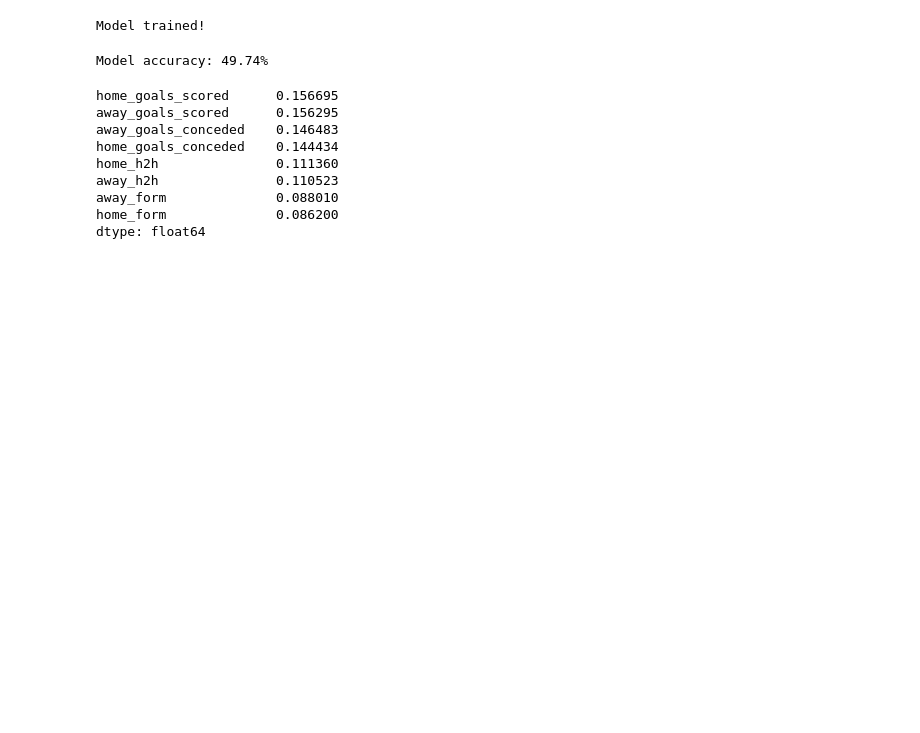
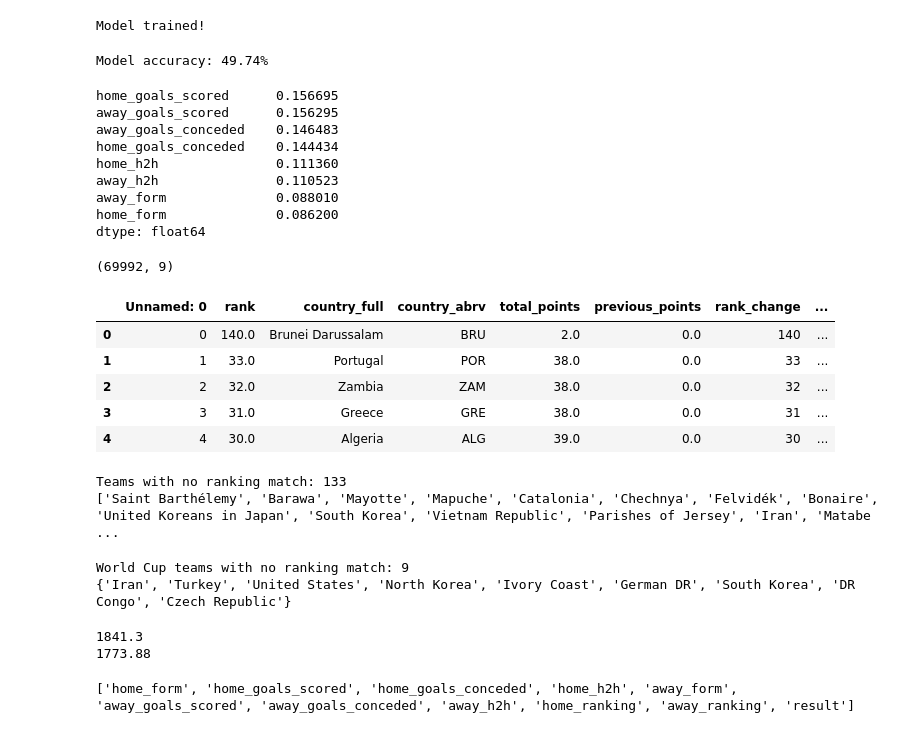
Before and after one commit to ahmedab899/worldcup-predictor, a Jupyter notebook: notebooks/Untitled.ipynb, the cells around one changed output. Saved outputs shown, nothing was run; the diff lists cells and outputs as text; code cells hidden in the pictures; blank space fills up the shorter version.

```diff
--- a/notebooks/Untitled.ipynb
+++ b/notebooks/Untitled.ipynb
@@ -334,3 +337,38 @@ away_h2h               0.110523
 away_form              0.088010
 home_form              0.086200
 dtype: float64
+# %%
+rankings = pd.read_csv('../data/fifa_rankings.csv')
+print(rankings.shape)
+rankings.head()
+# %% [output]
+(69992, 9)
+|  | Unnamed: 0 | rank | country_full | country_abrv | total_points | previous_points | rank_change | ... |
+| 0 | 0 | 140.0 | Brunei Darussalam | BRU | 2.0 | 0.0 | 140 | ... |
+| 1 | 1 | 33.0 | Portugal | POR | 38.0 | 0.0 | 33 | ... |
+| 2 | 2 | 32.0 | Zambia | ZAM | 38.0 | 0.0 | 32 | ... |
+| 3 | 3 | 31.0 | Greece | GRE | 38.0 | 0.0 | 31 | ... |
+| 4 | 4 | 30.0 | Algeria | ALG | 39.0 | 0.0 | 30 | ... |
+# %%
+# Get unique team names from results
+result_teams = set(df['home_team'].unique())
+
+# Get unique team names from rankings
+ranking_teams = set(rankings['country_full'].unique())
+
+# Find teams in results that don't appear in rankings
+missing = result_teams - ranking_teams
+missing_clean = [t for t in missing if isinstance(t, str)]
+print(f"Teams with no ranking match: {len(missing_clean)}")
+print(missing_clean)
+# %% [output]
+Teams with no ranking match: 133
+['Saint Barthélemy', 'Barawa', 'Mayotte', 'Mapuche', 'Catalonia', 'Chechnya', 'Felvidék', 'Bonaire', 'United Koreans in Japan', 'South Korea', 'Vietnam Republic', 'Parishes of Jersey', 'Iran', 'Matabe ...
+# %%
+wc_teams = set(world_cup['home_team'].unique()) | set(world_cup['away_team'].unique())
+wc_missing = wc_teams - ranking_teams
+print(f"World Cup teams with no ranking match: {len(wc_missing)}")
+print(wc_missing)
+# %% [output]
+World Cup teams with no ranking match: 9
+{'Iran', 'Turkey', 'United States', 'North Korea', 'Ivory Coast', 'German DR', 'South Korea', 'DR Congo', 'Czech Republic'}
@@ -336,0 +387,28 @@ dtype: float64
+# %%
+def get_fifa_ranking(team, date, rankings):
+    # Use mapped name if it exists
+
+    lookup_name = name_mapping.get(team, team)
+
+    # Get all rankings for this team before the certain date
+
+    team_rankings = rankings[
+        (rankings['country_full'] == lookup_name) &
+        (rankings['rank_date'] < date)
+        ]
+    if len(team_rankings) == 0:
+        return 0
+
+    # Return the most recent ranking points
+
+    return team_rankings.sort_values('rank_date').iloc[-1]['total_points']
+
+print(get_fifa_ranking('Brazil', '2022-12-18', rankings))
+print(get_fifa_ranking('Argentina', '2022-12-18', rankings))
+# %% [output]
+1841.3
+1773.88
+# %%
+print(training_data.columns.tolist())
+# %% [output]
+['home_form', 'home_goals_scored', 'home_goals_conceded', 'home_h2h', 'away_form', 'away_goals_scored', 'away_goals_conceded', 'away_h2h', 'home_ranking', 'away_ranking', 'result']
```
Also changed, not shown: parts of 8 cells of this notebook.
